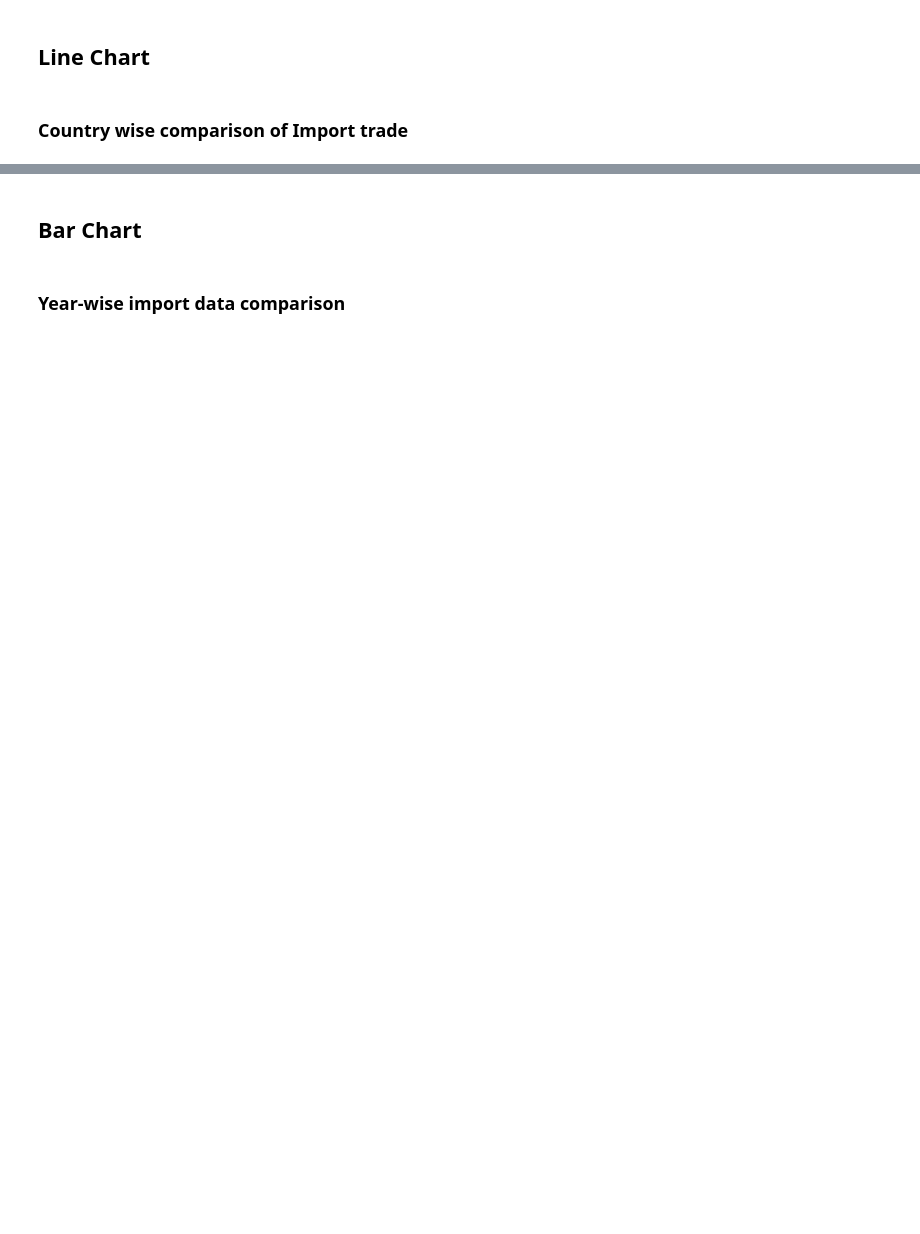
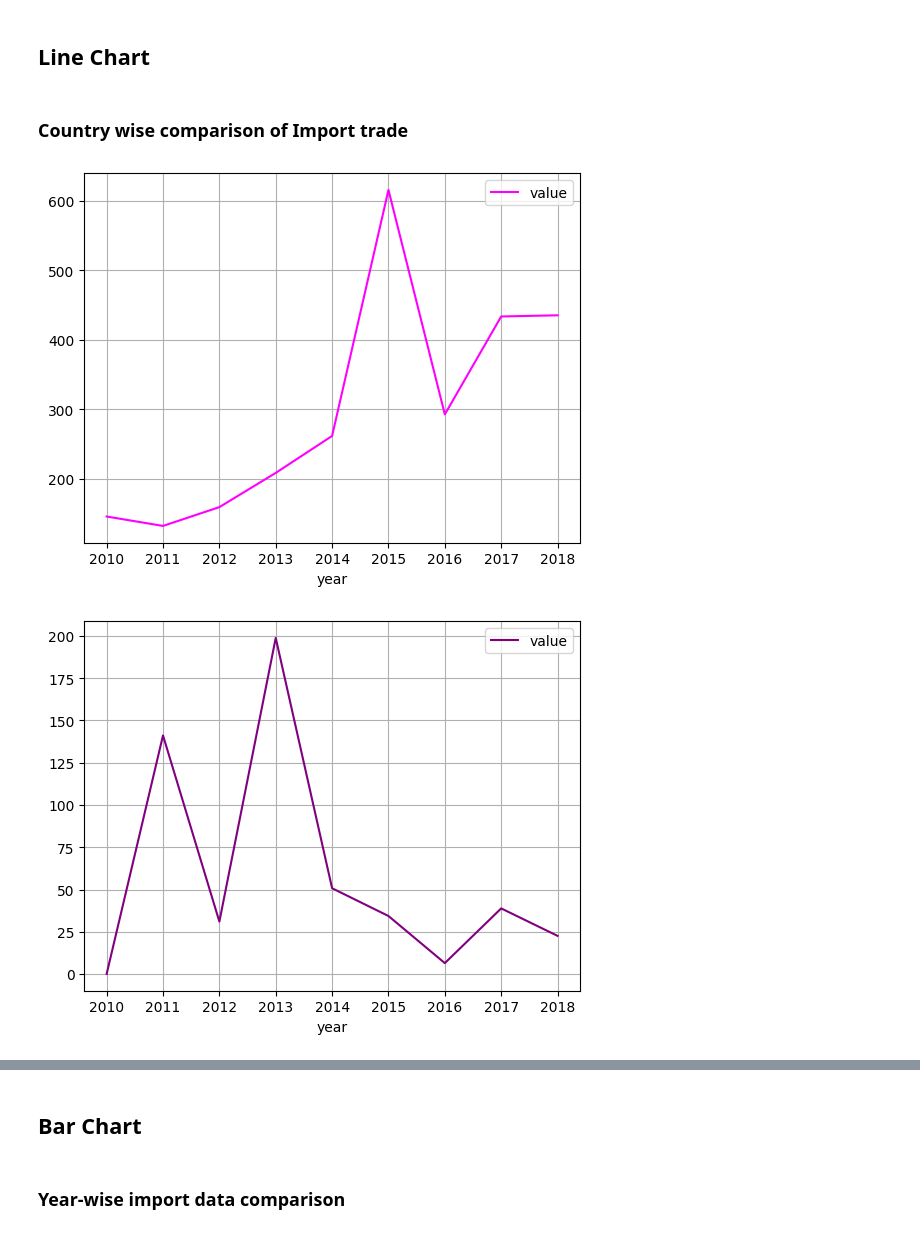
Before and after one commit to dvaghasiya766/AIML-WorkShop, a Jupyter notebook: NoteBook/Data_Analysis (Day1).ipynb, the cells around one changed output, grey strips where cells are left out. Saved outputs shown, nothing was run; the diff lists cells and outputs as text; code cells hidden in the pictures; blank space fills up the shorter version.

Commit message:
Visualization

```diff
--- a/NoteBook/Data_Analysis (Day1).ipynb
+++ b/NoteBook/Data_Analysis (Day1).ipynb
@@ -660,6 +668,4 @@ imports.None
 # %%
 # dropping nulls
-
-imports = None
-
+imports = imports.dropna()
 imports.isnull().sum()
@@ -666,6 +679,4 @@ imports.isnull().sum()
 # %%
 # grouping by country and year
-
-year_wise_imports = None
-
+year_wise_imports = imports.groupby(['country', 'year']).agg(({'value': 'sum'}))
 year_wise_imports.head(15)
@@ -683,8 +724,15 @@ year_wise_imports.None
 ### Country wise comparison of Import trade
 # %%
 # year wise imports with AFGHANISTAN TIS
-
 year_wise_imports[
     year_wise_imports.country == 'AFGHANISTAN TIS'
-  ].plot(x = 'year', y = 'value', c = 'magenta').grid()
+].plot(x = 'year', y = 'value', c = 'magenta').grid()
+
+# year wise imports with ALBANIA
+year_wise_imports[
+    year_wise_imports.country == 'ALBANIA'
+].plot(x = 'year', y = 'value', c = 'purple').grid()
+# %% [output]
+[figure, added]
+[figure, added]
 # %%
```
Also changed, not shown: parts of 23 cells of this notebook, 3 other files.
